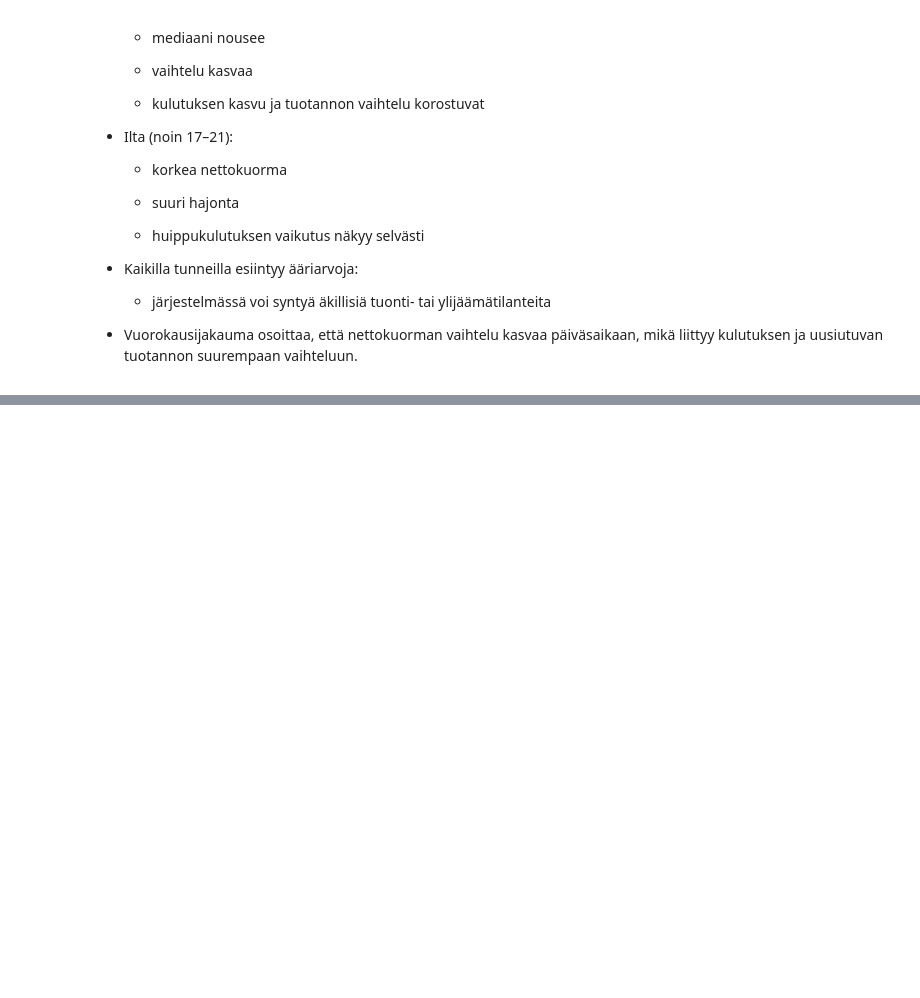
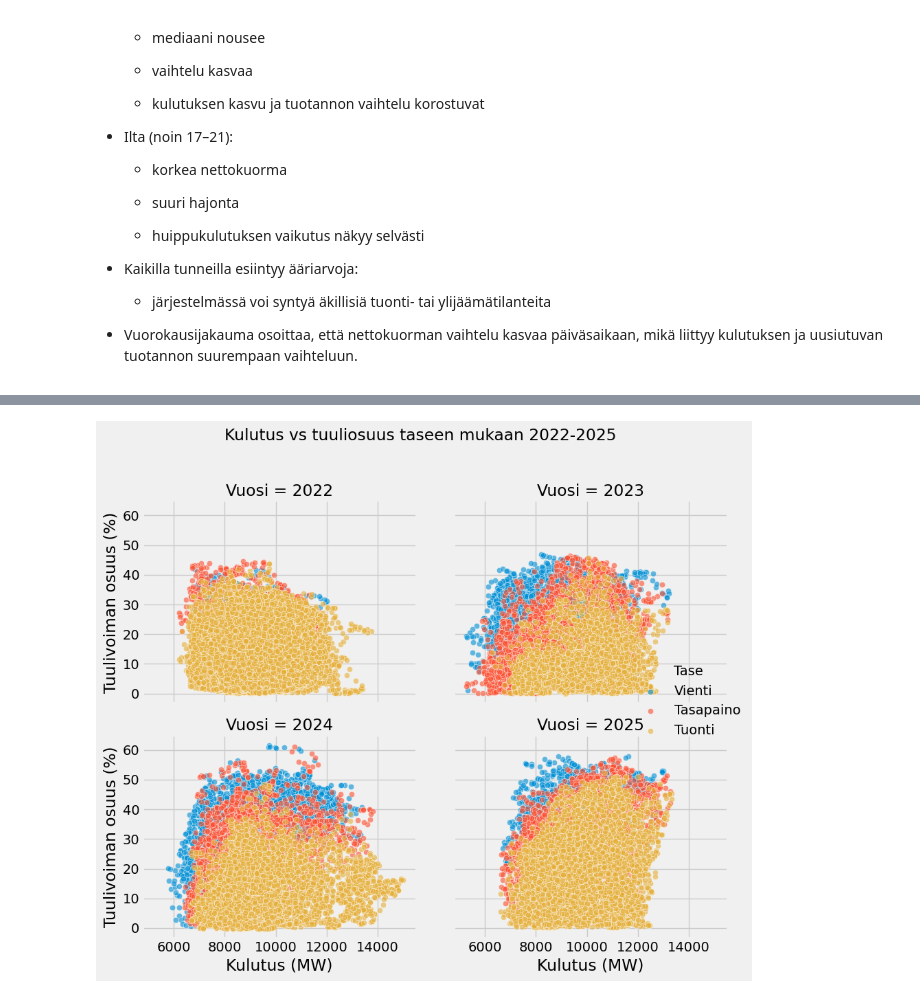
Before and after one commit to Santtulah/thesis, a Jupyter notebook: fingrid.ipynb, the cells around one changed output, grey strips where cells are left out. Drawn from its saved outputs; the diff is of its cells as text; code cells hidden in the pictures; blank space fills up the shorter version.

```diff
--- a/fingrid.ipynb
+++ b/fingrid.ipynb
@@ -606,0 +738,32 @@ plt.show()
+# %%
+# Lisätään vuosi sarakkeeksi
+df_hourly['Vuosi'] = df_hourly.index.year
+
+# Luo 'Vienti', 'Tasapaino', 'Tuonti' -luokat
+df_hourly['Nettokuorma_luokka'] = pd.cut(
+    df_hourly['Nettokuorma'],
+    bins=[-5000, -500, 500, 5000],
+    labels=['Vienti', 'Tasapaino', 'Tuonti']
+)
+
+g = sns.FacetGrid(
+    df_hourly,
+    col='Vuosi',
+    hue='Nettokuorma_luokka',
+    col_wrap=2,
+    height=4
+)
+g.map_dataframe(
+    sns.scatterplot,
+    x='Kulutus (MW)',
+    y='Tuulivoima_osuus_%',
+    alpha=0.6
+)
+
+g.add_legend(title='Tase')
+g.set_axis_labels('Kulutus (MW)', 'Tuulivoiman osuus (%)')
+g.fig.suptitle('Kulutus vs tuuliosuus taseen mukaan 2022-2025', y=1.02)
+plt.tight_layout()
+plt.show()
+# %% [output]
+[figure, added]
```
Also changed, not shown: parts of 18 cells of this notebook.
